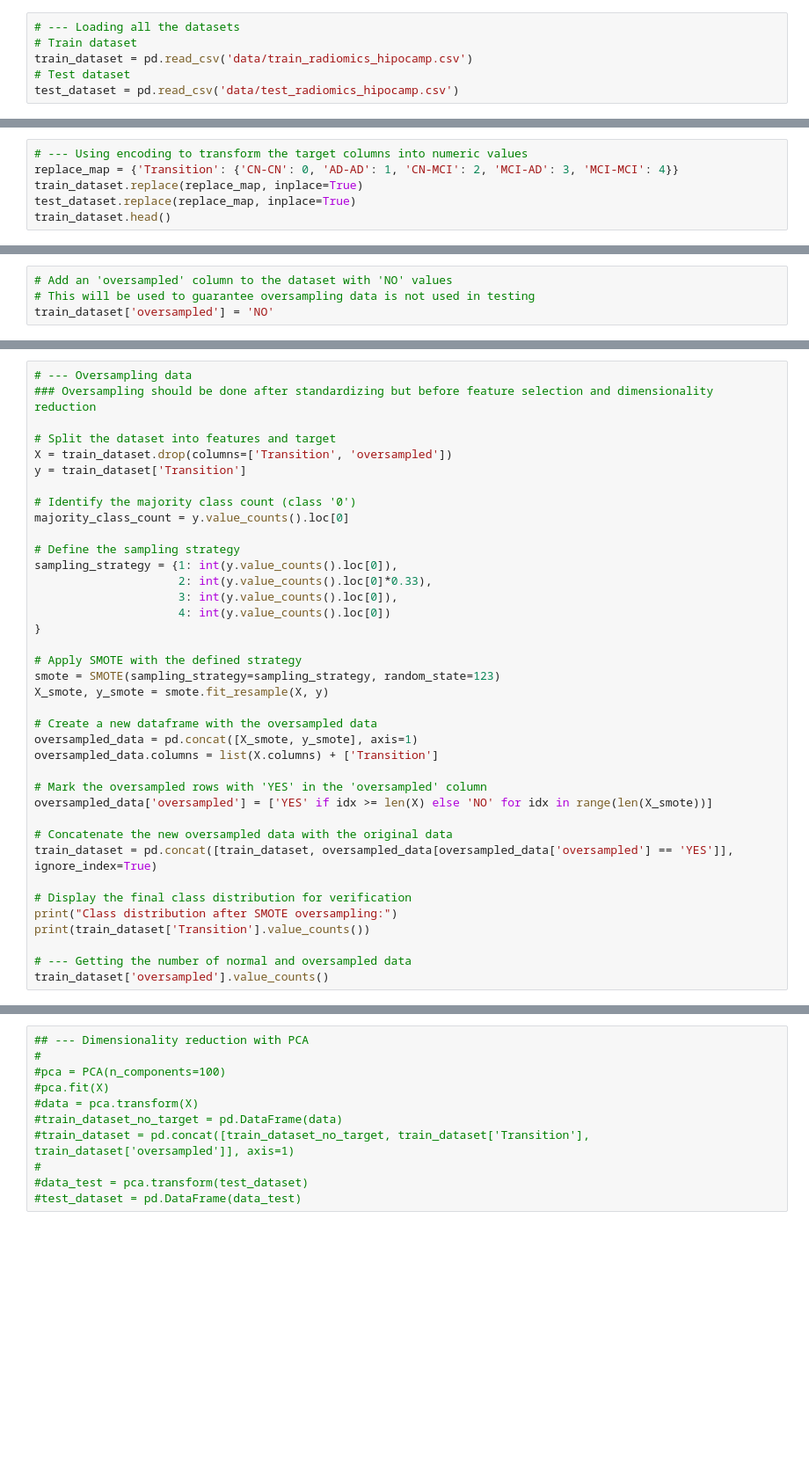
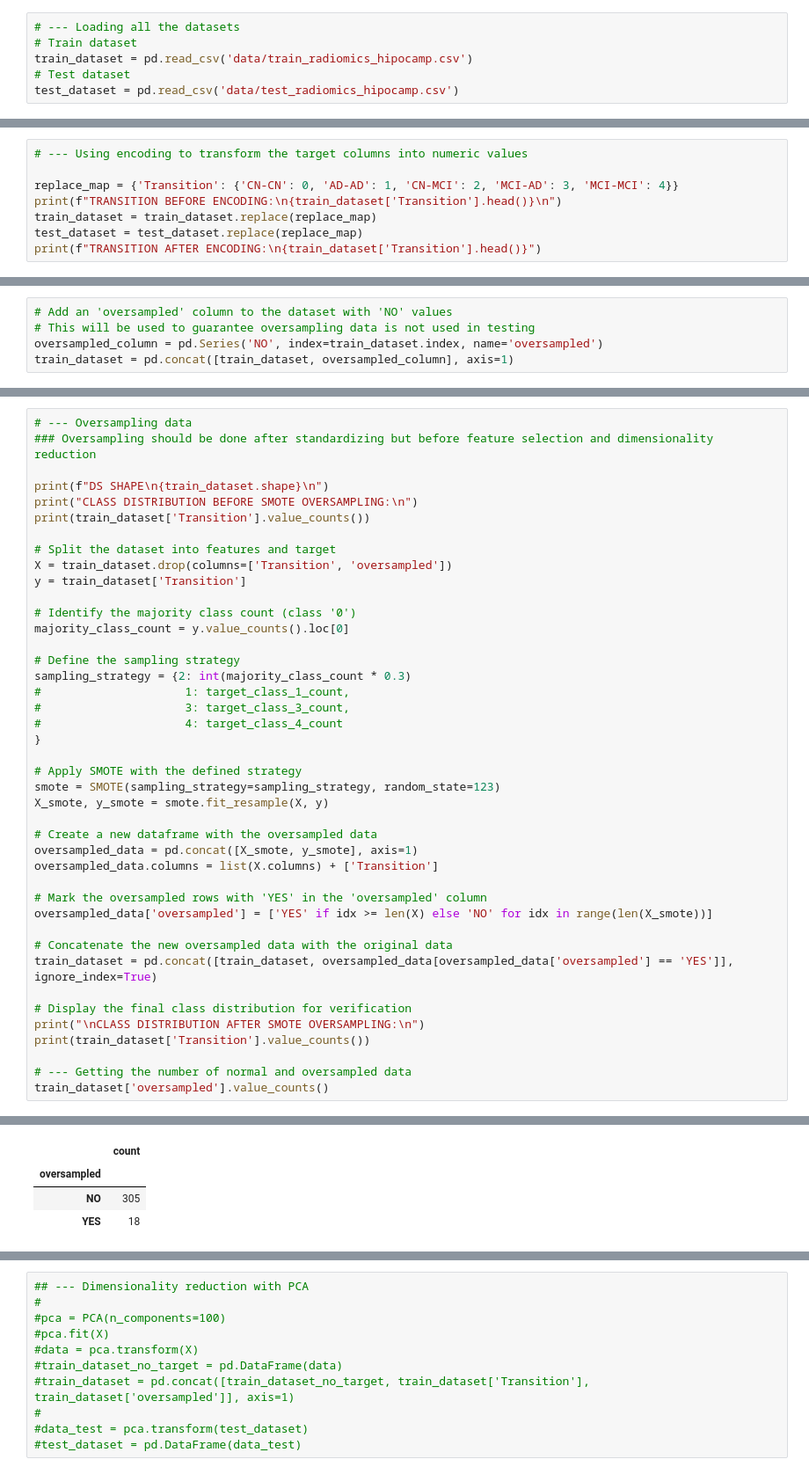
Before and after one commit to bohrges/DAA, a Jupyter notebook: project.ipynb, the cells around one changed output, grey strips where cells are left out. Shown at 88% size. Saved outputs shown, nothing was run; the diff lists cells and outputs as text; blank space fills up the shorter version.

```diff
--- a/project.ipynb
+++ b/project.ipynb
@@ -127,6 +237,8 @@ train_dataset['Transition'].value_counts()
 # %%
 # --- Using encoding to transform the target columns into numeric values
+
 replace_map = {'Transition': {'CN-CN': 0, 'AD-AD': 1, 'CN-MCI': 2, 'MCI-AD': 3, 'MCI-MCI': 4}}
-train_dataset.replace(replace_map, inplace=True)
-test_dataset.replace(replace_map, inplace=True)
-train_dataset.head()
+print(f"TRANSITION BEFORE ENCODING:\n{train_dataset['Transition'].head()}\n")
+train_dataset = train_dataset.replace(replace_map)
+test_dataset = test_dataset.replace(replace_map)
+print(f"TRANSITION AFTER ENCODING:\n{train_dataset['Transition'].head()}")
@@ -227,7 +410,8 @@ test_dataset[columns_to_scale] = scaler.transform(test_dataset[columns_to_scale]
 # %%
 # Add an 'oversampled' column to the dataset with 'NO' values
 # This will be used to guarantee oversampling data is not used in testing
-train_dataset['oversampled'] = 'NO'
+oversampled_column = pd.Series('NO', index=train_dataset.index, name='oversampled')
+train_dataset = pd.concat([train_dataset, oversampled_column], axis=1)
 # %%
 # Checking number of samples per class
 train_dataset['Transition'].value_counts()
@@ -234,6 +427,10 @@ train_dataset['Transition'].value_counts()
 # %%
 # --- Oversampling data
 ### Oversampling should be done after standardizing but before feature selection and dimensionality reduction
+
+print(f"DS SHAPE\n{train_dataset.shape}\n")
+print("CLASS DISTRIBUTION BEFORE SMOTE OVERSAMPLING:\n")
+print(train_dataset['Transition'].value_counts())
 
 # Split the dataset into features and target
 X = train_dataset.drop(columns=['Transition', 'oversampled'])
@@ -243,10 +440,10 @@ y = train_dataset['Transition']
 majority_class_count = y.value_counts().loc[0]
 
 # Define the sampling strategy
-sampling_strategy = {1: int(y.value_counts().loc[0]),
-                     2: int(y.value_counts().loc[0]*0.33),
-                     3: int(y.value_counts().loc[0]),
-                     4: int(y.value_counts().loc[0])
+sampling_strategy = {2: int(majority_class_count * 0.3)
+#                     1: target_class_1_count,
+#                     3: target_class_3_count,
+#                     4: target_class_4_count
 }
 
 # Apply SMOTE with the defined strategy
@@ -264,8 +461,9 @@ oversampled_data['oversampled'] = ['YES' if idx >= len(X) else 'NO' for idx in r
 train_dataset = pd.concat([train_dataset, oversampled_data[oversampled_data['oversampled'] == 'YES']], ignore_index=True)
 
 # Display the final class distribution for verification
-print("Class distribution after SMOTE oversampling:")
+print("\nCLASS DISTRIBUTION AFTER SMOTE OVERSAMPLING:\n")
 print(train_dataset['Transition'].value_counts())
 
 # --- Getting the number of normal and oversampled data
 train_dataset['oversampled'].value_counts()
+# %% [output]
@@ -271,0 +487,4 @@ train_dataset['oversampled'].value_counts()
+|  | count |
+| oversampled |  |
+| NO | 305 |
+| YES | 18 |
```
Also changed, not shown: parts of 31 cells of this notebook.
